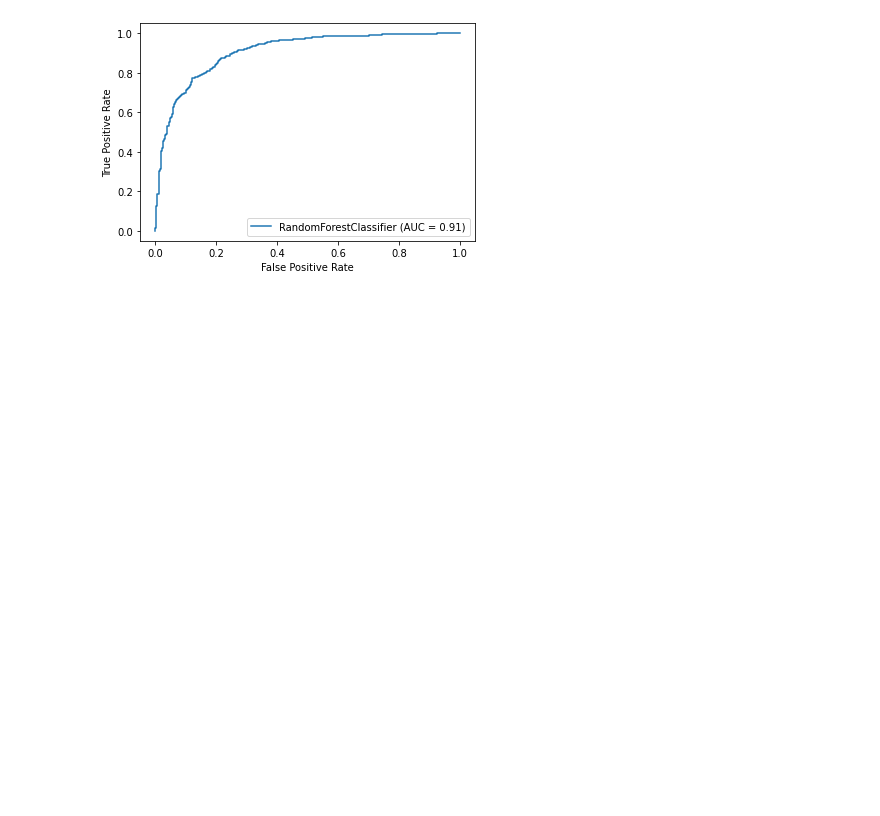
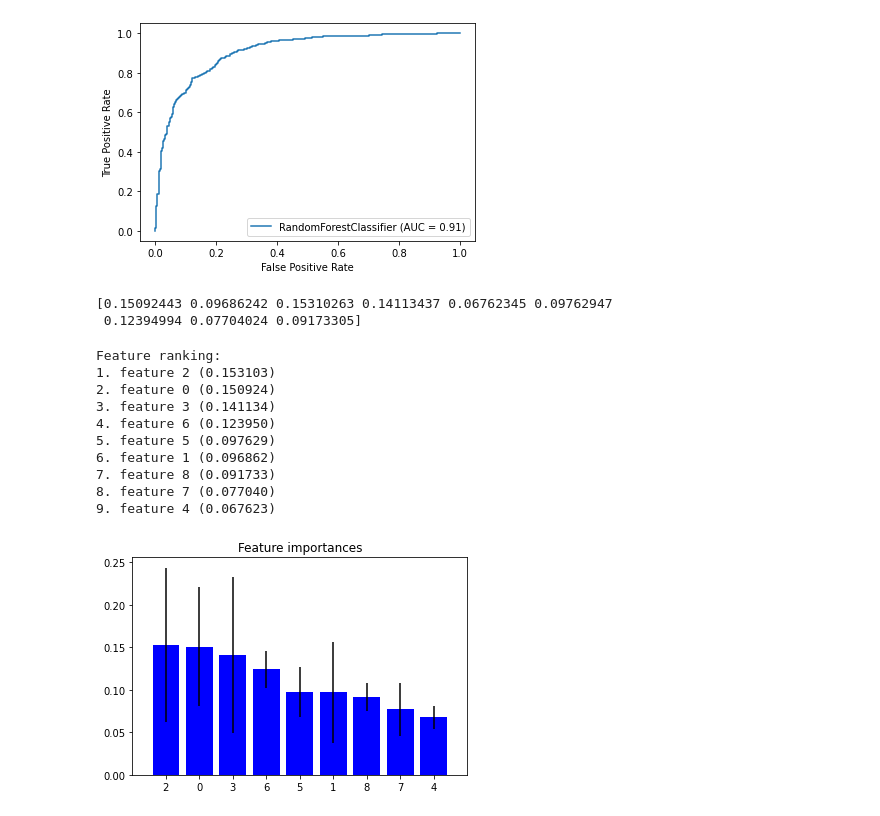
Before and after one commit to szabeenglobal/Classification-of-PM2.5-concentration-using-machine-learning-approach, a Jupyter notebook: Predicting_PM2.5_using_classification_approach.ipynb, the cells around one changed output. Saved outputs shown, nothing was run; the diff lists cells and outputs as text; code cells hidden in the pictures; blank space fills up the shorter version.

```diff
--- a/Predicting_PM2.5_using_classification_approach.ipynb
+++ b/Predicting_PM2.5_using_classification_approach.ipynb
@@ -371,3 +401,40 @@ weighted avg       0.89      0.89      0.89      1645
 rf_disp = metrics.plot_roc_curve(best_grid, X_test, y_test)
 # %% [output]
 [figure]
+# %%
+importances = best_grid.feature_importances_
+print(importances)
+# %% [output]
+[0.15092443 0.09686242 0.15310263 0.14113437 0.06762345 0.09762947
+ 0.12394994 0.07704024 0.09173305]
+# %%
+std = np.std([tree.feature_importances_ for tree in best_grid.estimators_],
+             axis=0)
+indices = np.argsort(importances)[::-1]
+
+# Print the feature ranking
+print("Feature ranking:")
+
+for f in range(X.shape[1]):
+    print("%d. feature %d (%f)" % (f + 1, indices[f], importances[indices[f]]))
+
+# Plot the impurity-based feature importances of the forest
+plt.figure()
+plt.title("Feature importances")
+plt.bar(range(X.shape[1]), importances[indices],
+        color="b", yerr=std[indices], align="center")
+plt.xticks(range(X.shape[1]), indices)
+plt.xlim([-1, X.shape[1]])
+plt.show()
+# %% [output]
+Feature ranking:
+1. feature 2 (0.153103)
+2. feature 0 (0.150924)
+3. feature 3 (0.141134)
+4. feature 6 (0.123950)
+5. feature 5 (0.097629)
+6. feature 1 (0.096862)
+7. feature 8 (0.091733)
+8. feature 7 (0.077040)
+9. feature 4 (0.067623)
+[figure, added]
```
Also changed, not shown: parts of 10 cells of this notebook, 1 other file.
